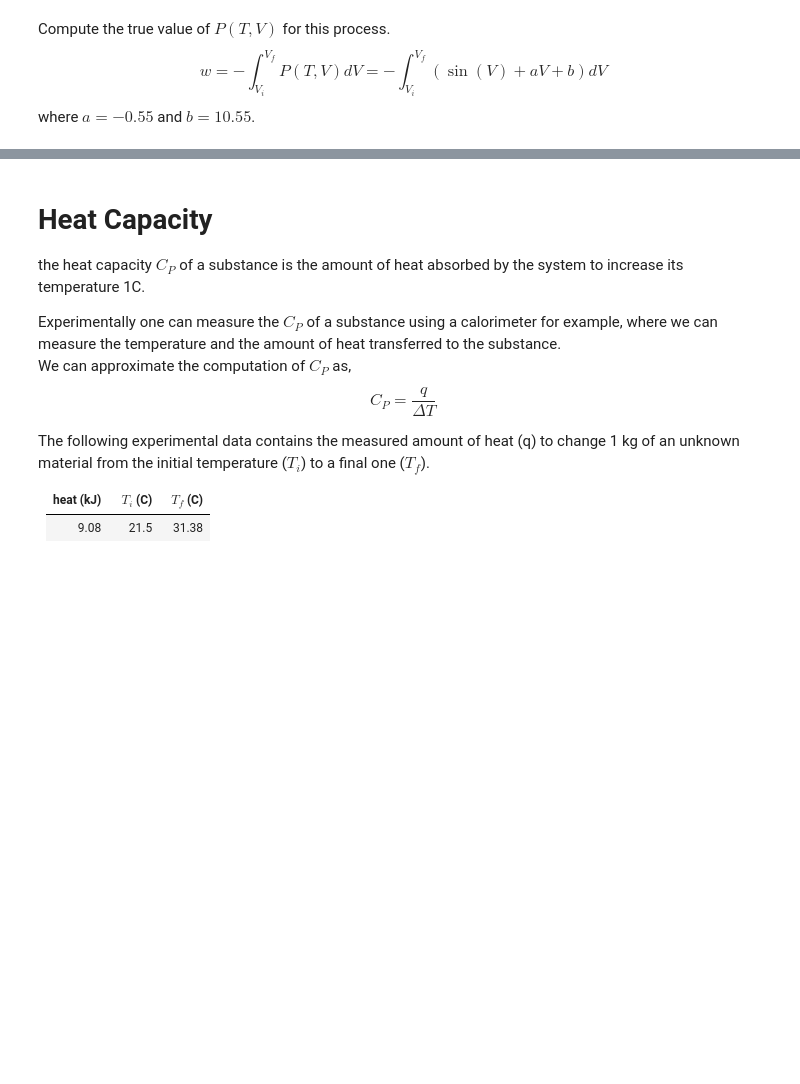
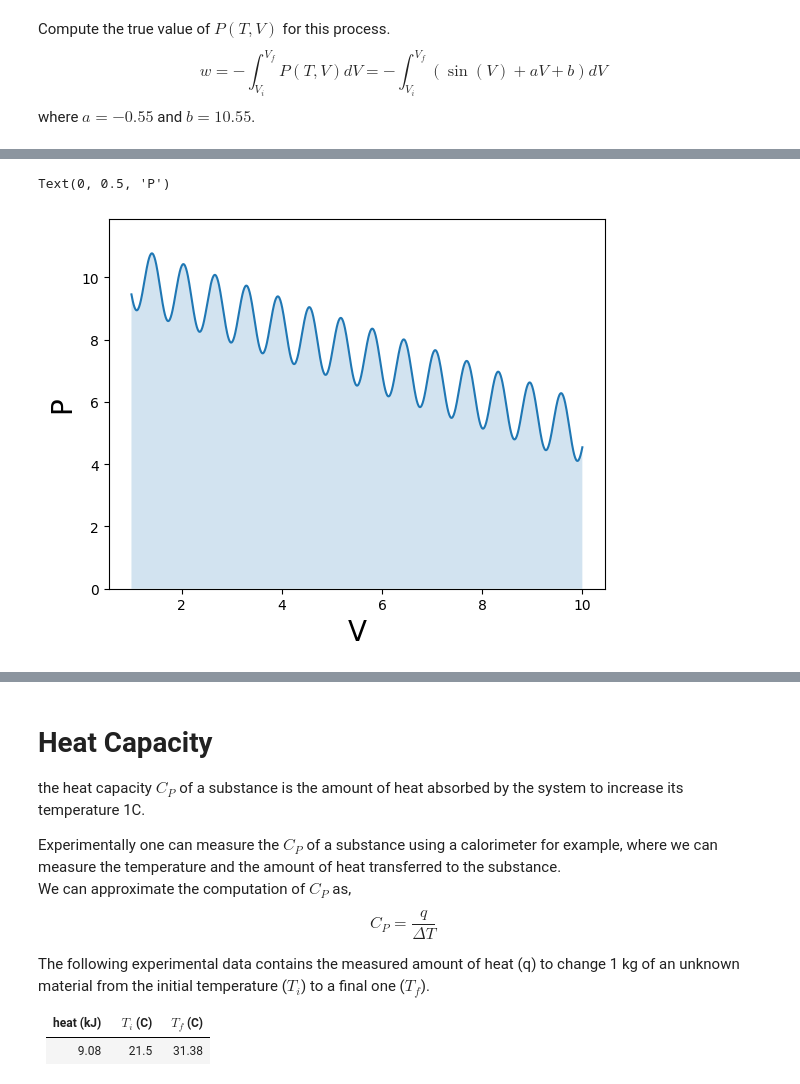
Before and after one commit to ChemAI-Lab/Math4Chem, a Jupyter notebook: website/Lecture_Notes/Coding/answers/intro_thermo.ipynb, the cells around one changed output, grey strips where cells are left out. Cells and saved outputs as stored; diff of their text form; code cells hidden in the pictures; blank space fills up the shorter version.

```diff
--- a/website/Lecture_Notes/Coding/answers/intro_thermo.ipynb
+++ b/website/Lecture_Notes/Coding/answers/intro_thermo.ipynb
@@ -173,0 +255,24 @@ plt.yscale('log')
+# %%
+def f_P_new(V):
+    a = -0.55
+    b = 10.55
+    p = np.sin(V/0.1) + a*V + b
+    return p
+
+
+vi = 1.
+vf = 10
+
+n = 1000
+v = np.linspace(vi, vf, n)
+p = f_P_new(v)
+
+# plotting
+plt.plot(v, p)
+plt.fill_between(v, p, alpha=0.2)
+plt.ylim(0, np.max(p)+1.1)
+plt.xlabel('V', fontsize=20)
+plt.ylabel('P', fontsize=20)
+# %% [output]
+Text(0, 0.5, 'P')
+[figure, added]
```
Also changed, not shown: parts of 11 cells of this notebook, 1 other file.
